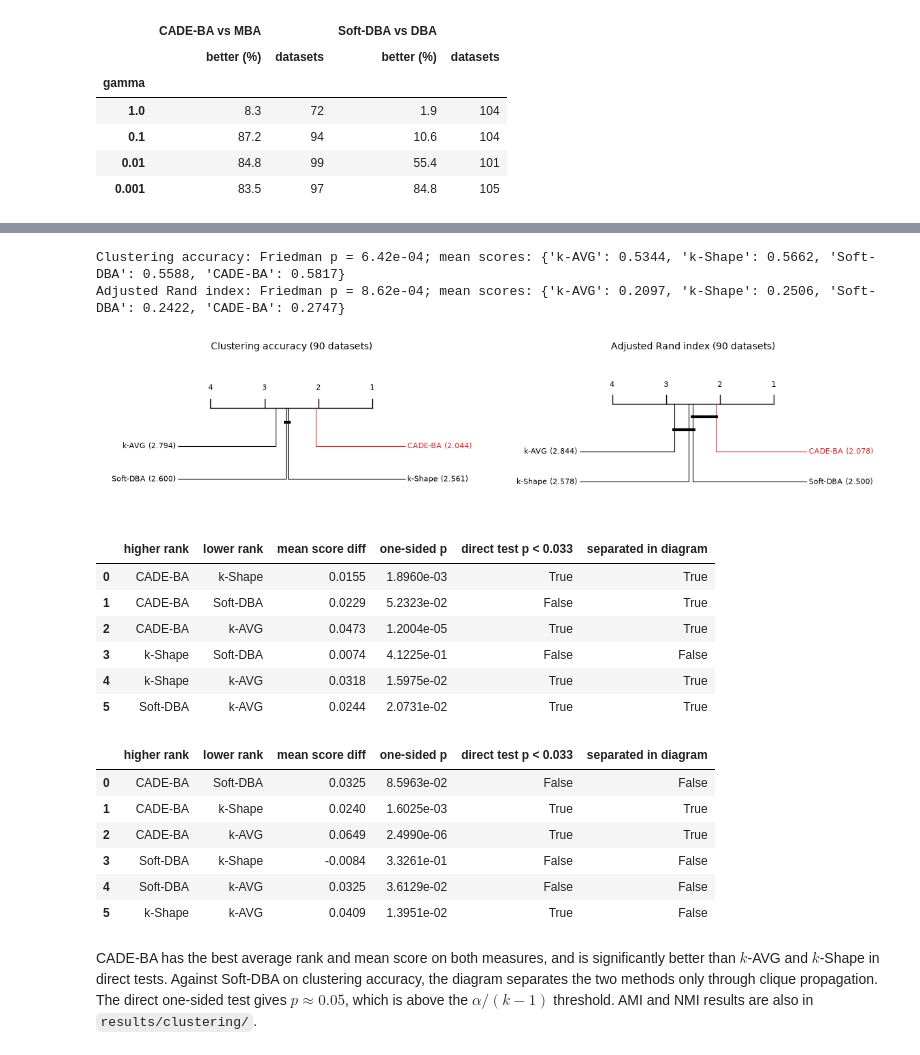
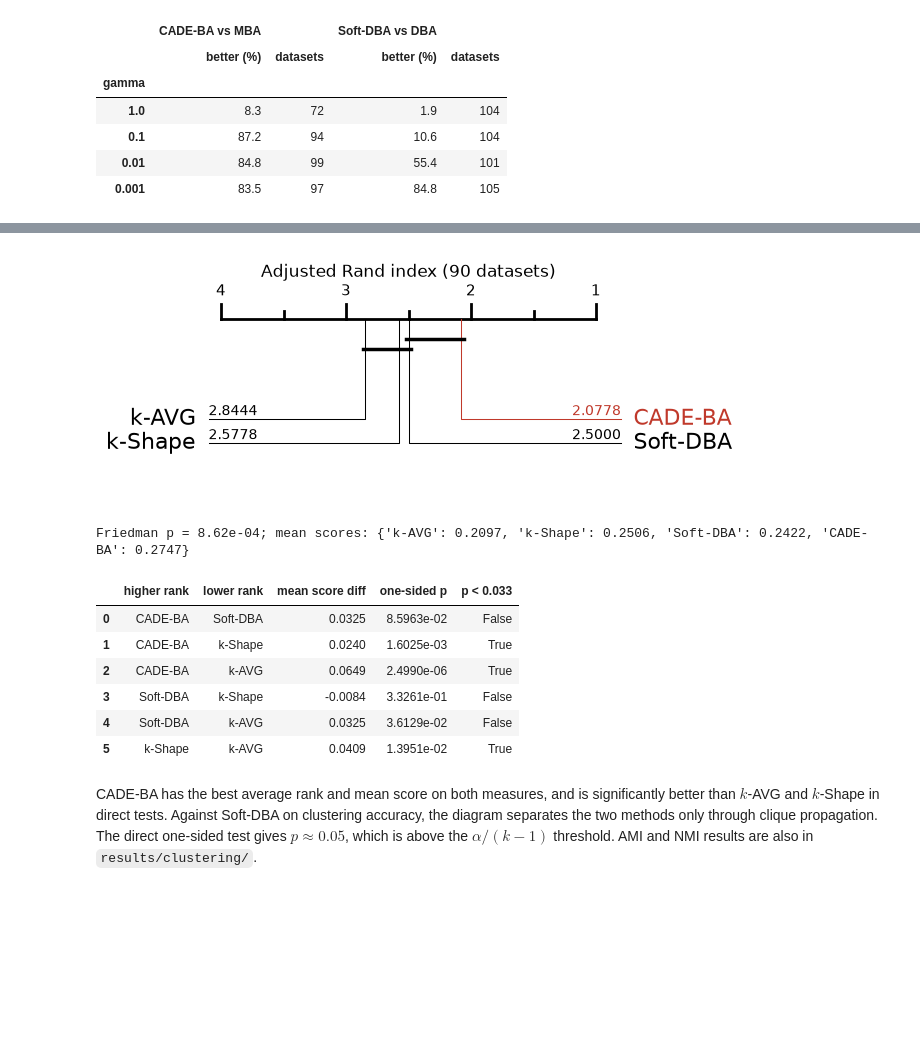
Before and after one commit to TonyBagnall/CADE, a Jupyter notebook: notebooks/reproduce_paper.ipynb, the cells around one changed output, grey strips where cells are left out. Drawn from its saved outputs; the diff is of its cells as text; code cells hidden in the pictures; blank space fills up the shorter version.

Commit message:
cade

```diff
--- a/notebooks/reproduce_paper.ipynb
+++ b/notebooks/reproduce_paper.ipynb
@@ -29,7 +27,7 @@ from pathlib import Path
 import matplotlib.pyplot as plt
 import numpy as np
 import pandas as pd
-from scipy.stats import friedmanchisquare, rankdata, wilcoxon
+from scipy.stats import rankdata
 
 # Run from the repository root so relative result paths resolve.
 ROOT = Path.cwd()
@@ -40,8 +38,6 @@ RESULTS = ROOT / "results"
 
 GAMMAS = ["1.0", "0.1", "0.01", "0.001"]
 LABELS = {  # result-file names -> names used in the paper
-    "soft-MBA": "CADE-BA",
-    "soft-MBA2": "CADE-BA2",
     "soft-DBA": "Soft-DBA",
     "soft-DBA2": "Soft-DBA2",
 }
@@ -361,30 +320,15 @@ def compare(folder, files, alpha=0.1):
 # %%
-clustering = compare(
-    "clustering",
-    {"clacc_mean.csv": "Clustering accuracy", "ari_mean.csv": "Adjusted Rand index"},
-)
-clustering["Clustering accuracy"]
+critical_difference(load_scores("clustering", "ari_mean.csv"), "Adjusted Rand index")
 # %% [output]
+[figure, new version]
-Clustering accuracy: Friedman p = 6.42e-04; mean scores: {'k-AVG': 0.5344, 'k-Shape': 0.5662, 'Soft-DBA': 0.5588, 'CADE-BA': 0.5817}
-Adjusted Rand index: Friedman p = 8.62e-04; mean scores: {'k-AVG': 0.2097, 'k-Shape': 0.2506, 'Soft-DBA': 0.2422, 'CADE-BA': 0.2747}
+Friedman p = 8.62e-04; mean scores: {'k-AVG': 0.2097, 'k-Shape': 0.2506, 'Soft-DBA': 0.2422, 'CADE-BA': 0.2747}
-[figure, old version]
-|  | higher rank | lower rank | mean score diff | one-sided p | direct test p < 0.033 | separated in diagram |
-| 0 | CADE-BA | k-Shape | 0.0155 | 1.8960e-03 | True | True |
-| 1 | CADE-BA | Soft-DBA | 0.0229 | 5.2323e-02 | False | True |
-| 2 | CADE-BA | k-AVG | 0.0473 | 1.2004e-05 | True | True |
-| 3 | k-Shape | Soft-DBA | 0.0074 | 4.1225e-01 | False | False |
-| 4 | k-Shape | k-AVG | 0.0318 | 1.5975e-02 | True | True |
-| 5 | Soft-DBA | k-AVG | 0.0244 | 2.0731e-02 | True | True |
+|  | higher rank | lower rank | mean score diff | one-sided p | p < 0.033 |
+| 0 | CADE-BA | Soft-DBA | 0.0325 | 8.5963e-02 | False |
+| 1 | CADE-BA | k-Shape | 0.0240 | 1.6025e-03 | True |
+| 2 | CADE-BA | k-AVG | 0.0649 | 2.4990e-06 | True |
+| 3 | Soft-DBA | k-Shape | -0.0084 | 3.3261e-01 | False |
+| 4 | Soft-DBA | k-AVG | 0.0325 | 3.6129e-02 | False |
+| 5 | k-Shape | k-AVG | 0.0409 | 1.3951e-02 | True |
-# %%
-clustering["Adjusted Rand index"]
-# %% [output]
-|  | higher rank | lower rank | mean score diff | one-sided p | direct test p < 0.033 | separated in diagram |
-| 0 | CADE-BA | Soft-DBA | 0.0325 | 8.5963e-02 | False | False |
-| 1 | CADE-BA | k-Shape | 0.0240 | 1.6025e-03 | True | True |
-| 2 | CADE-BA | k-AVG | 0.0649 | 2.4990e-06 | True | True |
-| 3 | Soft-DBA | k-Shape | -0.0084 | 3.3261e-01 | False | False |
-| 4 | Soft-DBA | k-AVG | 0.0325 | 3.6129e-02 | False | False |
-| 5 | k-Shape | k-AVG | 0.0409 | 1.3951e-02 | True | False |
 # %% [markdown]
 CADE-BA has the best average rank and mean score on both measures, and is
 significantly better than $k$-AVG and $k$-Shape in direct tests. Against Soft-DBA
```
Also changed, not shown: parts of 14 cells of this notebook, 11 other files.
